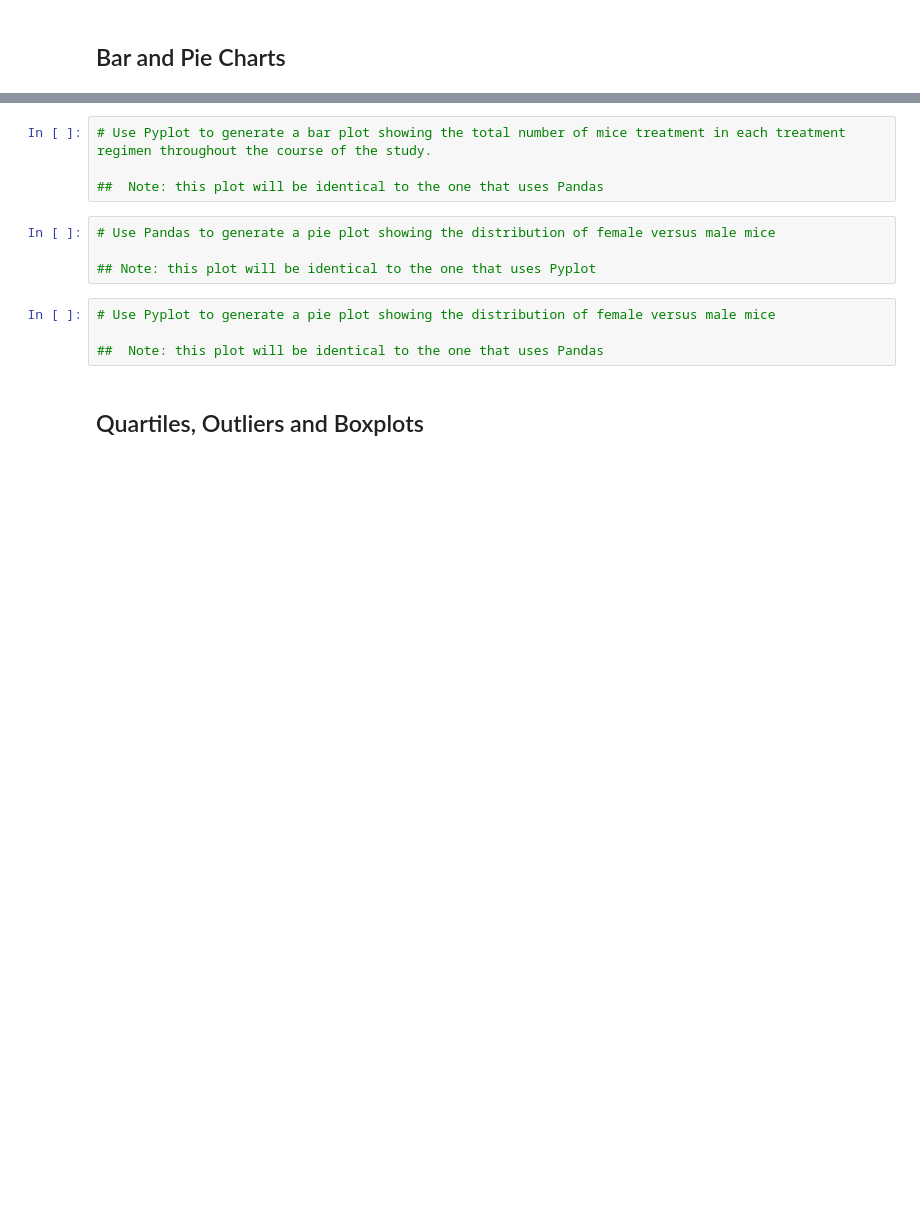
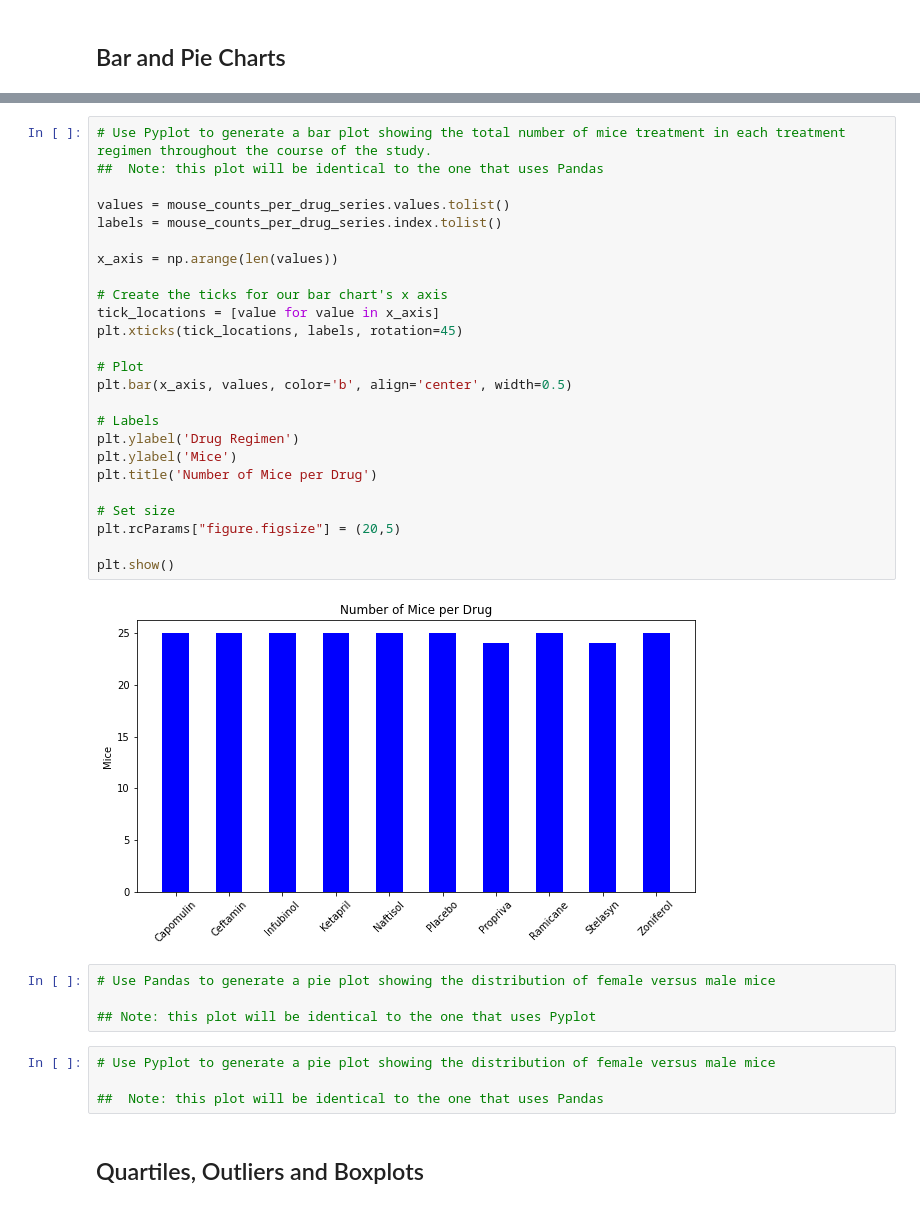
Before and after one commit to ande3674/matplotlib-challenge, a Jupyter notebook: pymaceuticals_starter.ipynb, the cells around one changed output, grey strips where cells are left out. Cells and saved outputs as stored; diff of their text form; blank space fills up the shorter version.

```diff
--- a/pymaceuticals_starter.ipynb
+++ b/pymaceuticals_starter.ipynb
@@ -167,7 +182,30 @@ desc
 # %%
 # Use Pyplot to generate a bar plot showing the total number of mice treatment in each treatment regimen throughout the course of the study.
+##  Note: this plot will be identical to the one that uses Pandas
 
-##  Note: this plot will be identical to the one that uses Pandas
+values = mouse_counts_per_drug_series.values.tolist()
+labels = mouse_counts_per_drug_series.index.tolist()
+
+x_axis = np.arange(len(values))
+
+# Create the ticks for our bar chart's x axis
+tick_locations = [value for value in x_axis]
+plt.xticks(tick_locations, labels, rotation=45)
+
+# Plot
+plt.bar(x_axis, values, color='b', align='center', width=0.5)
+
+# Labels
+plt.ylabel('Drug Regimen')
+plt.ylabel('Mice')
+plt.title('Number of Mice per Drug')
+
+# Set size
+plt.rcParams["figure.figsize"] = (20,5)
+
+plt.show()
+# %% [output]
+[figure, added]
 # %%
 # Use Pandas to generate a pie plot showing the distribution of female versus male mice
 
```
Also changed, not shown: parts of 4 cells of this notebook.
